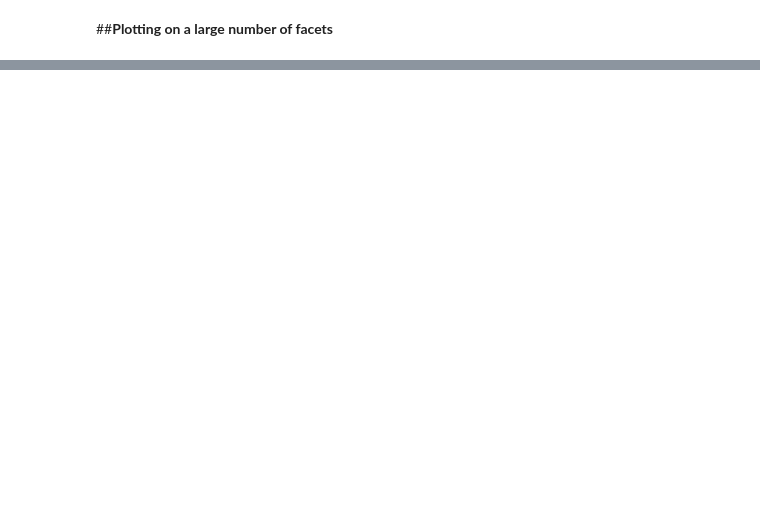
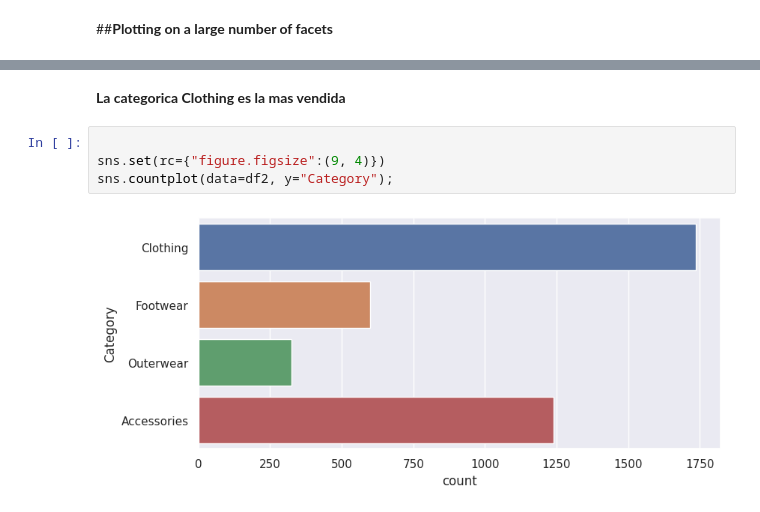
Before and after one commit to Ricardomanuel1/Maestr-a_Ciencia_de_Datos, a Jupyter notebook: II. Introduccion_Ciencia_Datos/T4_EDA.ipynb, the cells around one changed output, grey strips where cells are left out. Drawn from its saved outputs; the diff is of its cells as text; blank space fills up the shorter version.

```diff
--- a/II. Introduccion_Ciencia_Datos/T4_EDA.ipynb
+++ b/II. Introduccion_Ciencia_Datos/T4_EDA.ipynb
@@ -162,0 +354,8 @@ grid.fig.tight_layout(w_pad=1)
+# %% [markdown]
+**La categorica Clothing es la mas vendida**
+# %%
+
+sns.set(rc={"figure.figsize":(9, 4)})
+sns.countplot(data=df2, y="Category");
+# %% [output]
+[figure, added]
```
Also changed, not shown: parts of 30 cells of this notebook.
